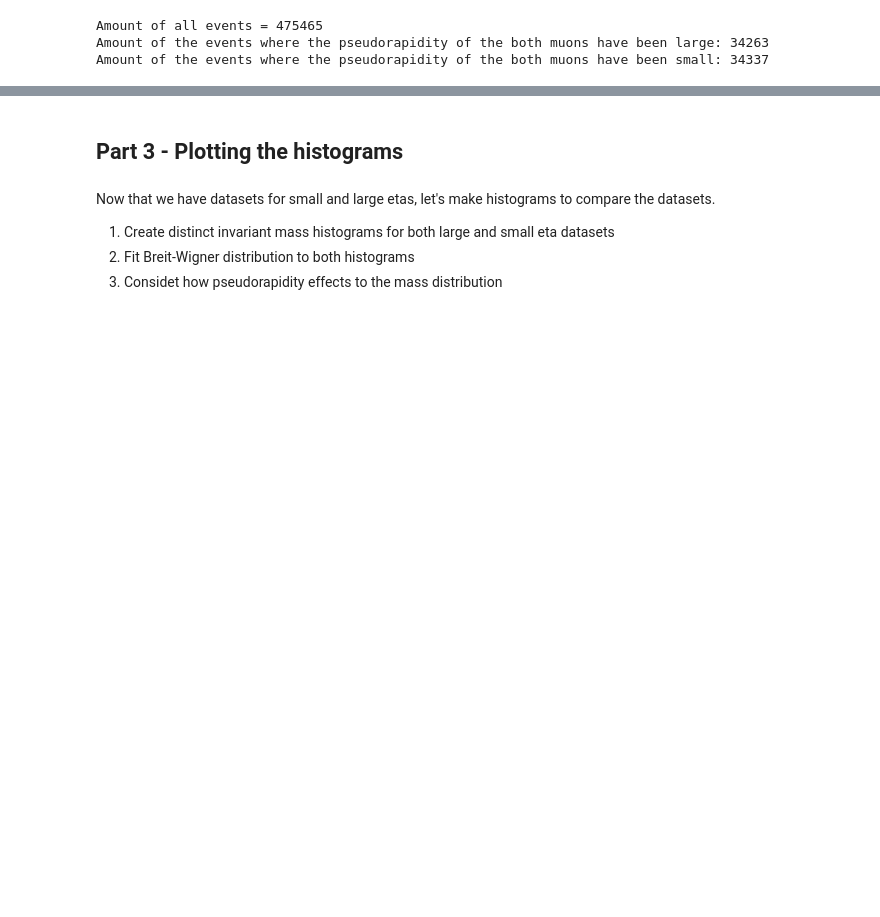
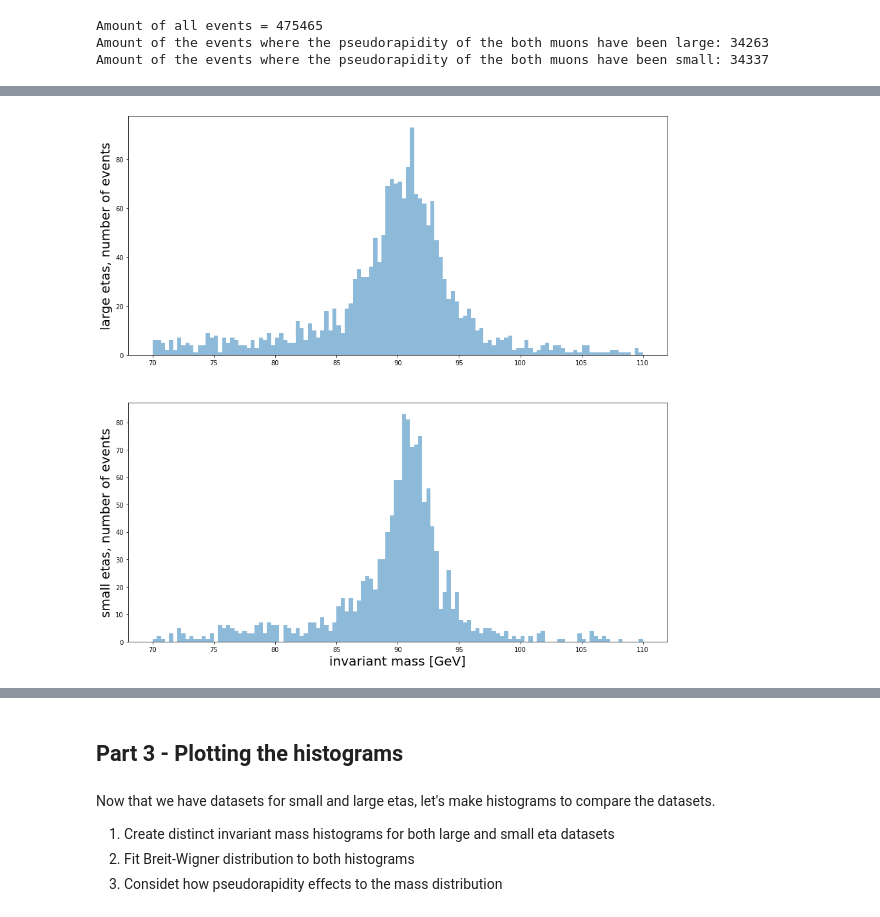
Before and after one commit to mlotti/Hitu_2020, a Jupyter notebook: Notebooks/Week4/Exercise_4_sol.ipynb, the cells around one changed output, grey strips where cells are left out. Drawn from its saved outputs; the diff is of its cells as text; code cells hidden in the pictures; blank space fills up the shorter version.

```diff
--- a/Notebooks/Week4/Exercise_4_sol.ipynb
+++ b/Notebooks/Week4/Exercise_4_sol.ipynb
@@ -98,8 +116,8 @@ dataset = pd.read_csv('DoubleMuRun2011A.csv')
 
 lower_limit = 0.38
 upper_limit = 1.52
-large_etas = ds[(abs(dataset.eta1) > upper_limit) & (abs(dataset.eta2) > upper_limit)]
-small_etas = ds[(abs(dataset.eta1) < lower_limit) & (abs(dataset.eta2) < lower_limit)]
+large_etas = dataset[(abs(dataset.eta1) > upper_limit) & (abs(dataset.eta2) > upper_limit)]
+small_etas = dataset[(abs(dataset.eta1) < lower_limit) & (abs(dataset.eta2) < lower_limit)]
 
 print('Amount of all events = %d' % len(dataset))
 print('Amount of the events where the pseudorapidity of the both muons have been large: %d' %len(large_etas))
@@ -110,0 +145,16 @@ Amount of the events where the pseudorapidity of the both muons have been small:
+# %%
+# possible solutions
+inv_mass_large = large_etas['M']
+inv_mass_small = small_etas['M']
+
+f = plt.figure(figsize=(15,15))
+plt.subplot(211)
+hist_large, bins_large, patches = plt.hist(inv_mass_large, bins=120, range=(70,110), alpha=0.5)
+plt.ylabel('large etas, number of events', fontsize=20)
+plt.subplot(212)
+hist_small, bins_small, patches = plt.hist(inv_mass_small, bins=120, range=(70,110), alpha=0.5)
+plt.ylabel('small etas, number of events', fontsize=20)
+plt.xlabel('invariant mass [GeV]', fontsize=20)
+plt.show()
+# %% [output]
+[figure, added]
```
Also changed, not shown: parts of 20 cells of this notebook, 1 other file.
